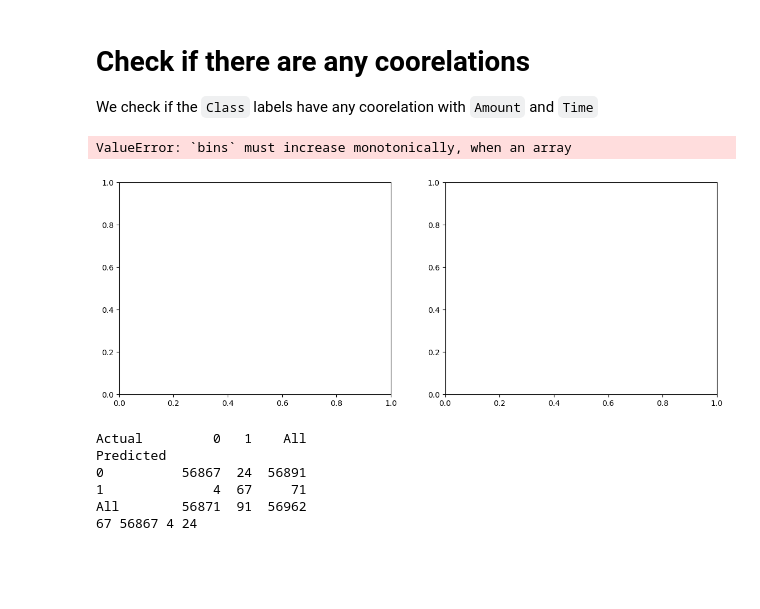
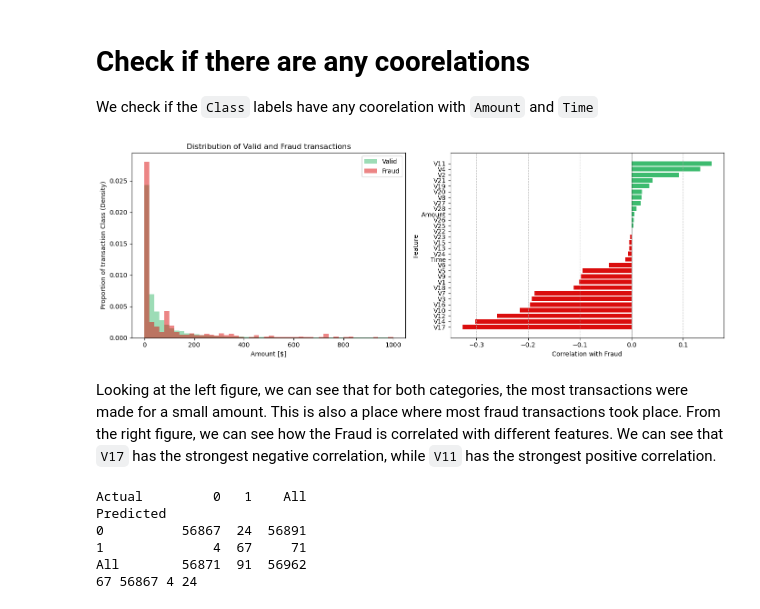
Before and after one commit to Kubel259/Credit-Card-fraud-detection, a Jupyter notebook: main.ipynb, the cells around one changed output. Saved outputs shown, nothing was run; the diff lists cells and outputs as text; code cells hidden in the pictures; blank space fills up the shorter version.

Commit message:
Correlations part finished

```diff
--- a/main.ipynb
+++ b/main.ipynb
@@ -74,11 +73,32 @@ We check if the `Class` labels have any coorelation with `Amount` and `Time`
 # %%
 fig, ax = plt.subplots(1, 2, figsize=(14, 5))
 
+# create a historgram showing the density vs amount
+ax[0].hist(data[data["Class"] == 0]["Amount"], bins=50, range=(0, 1000), stacked=True, color=colors[0], label=["Valid"], alpha=0.5, density=True)
+ax[0].hist(data[data["Class"] == 1]["Amount"], bins=50, range=(0, 1000), stacked=True, color=colors[1], label=["Fraud"], alpha=0.5, density=True)
+ax[0].set_title("Distribution of Valid and Fraud transactions")
+ax[0].set_xlabel("Amount [$]")
+ax[0].set_ylabel("Proportion of transaction Class (Density)")
+ax[0].legend()
+
+# creating a correlation plot
+correlations = data.corr()["Class"].drop("Class").sort_values()
+
+ax[1].barh(correlations.index, correlations.values, color=[colors[0] if x>0 else colors[1] for x in correlations])
+ax[1].set_xlabel("Correlation with Fraud")
+ax[1].set_ylabel("Feature")
+ax[1].axvline(x=0, color="black", linewidth=0.5)
+ax[1].xaxis.grid(True, linestyle='--', alpha=0.7)
+plt.tight_layout()
+
+
 
 plt.show()
 # %% [output]
-ValueError: `bins` must increase monotonically, when an array
-[figure, old version]
+[figure, new version]
+# %% [markdown]
+Looking at the left figure, we can see that for both categories, the most transactions were made for a small amount. This is also a place where most fraud transactions took place.
+From the right figure, we can see how the Fraud is correlated with different features. We can see that `V17` has the strongest negative correlation, while `V11` has the strongest positive correlation.
 # %%
 #split the data into features X and target Y
 X = data.drop(columns=["Time", "Class"])
```
Also changed, not shown: parts of 1 cell of this notebook.
